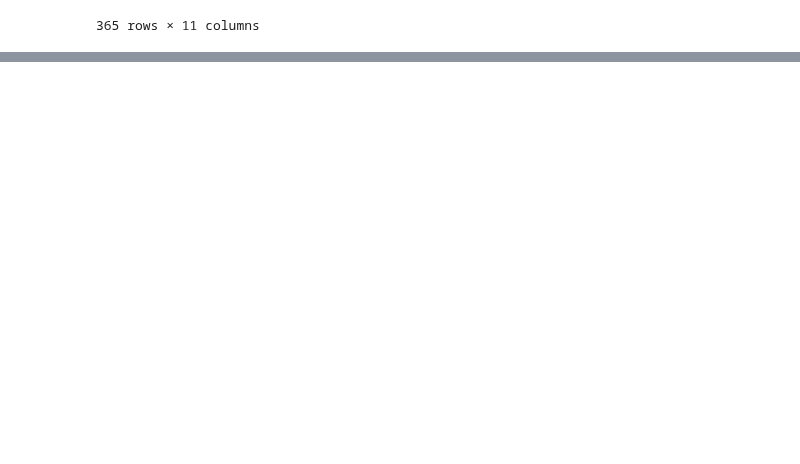
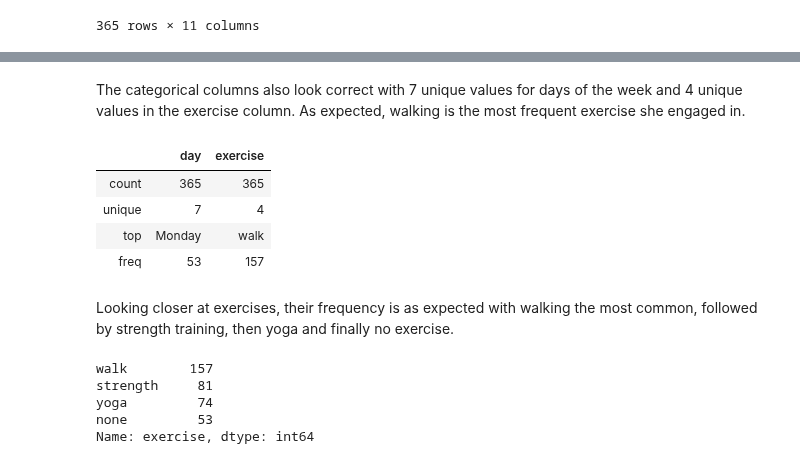
Before and after one commit to jennifer-ryan/data-set-simulation, a Jupyter notebook: Dataset Simulation.ipynb, the cells around one changed output, grey strips where cells are left out. Saved outputs shown, nothing was run; the diff lists cells and outputs as text; code cells hidden in the pictures; blank space fills up the shorter version.

```diff
--- a/Dataset Simulation.ipynb
+++ b/Dataset Simulation.ipynb
@@ -763,0 +787,23 @@ df.gain_or_loss.mean()
+# %% [markdown]
+The categorical columns also look correct with 7 unique values for days of the week and 4 unique values in the exercise column. As expected, walking is the most frequent exercise she engaged in.
+# %%
+# Descriptive statistics - categorical columns
+categories = df[['day', 'exercise']]
+categories.describe()
+# %% [output]
+|  | day | exercise |
+| count | 365 | 365 |
+| unique | 7 | 4 |
+| top | Monday | walk |
+| freq | 53 | 157 |
+# %% [markdown]
+Looking closer at exercises, their frequency is as expected with walking the most common, followed by strength training, then yoga and finally no exercise.
+# %%
+# Exercise value counts.
+df.exercise.value_counts()
+# %% [output]
+walk        157
+strength     81
+yoga         74
+none         53
+Name: exercise, dtype: int64
```
Also changed, not shown: parts of 26 cells of this notebook.
